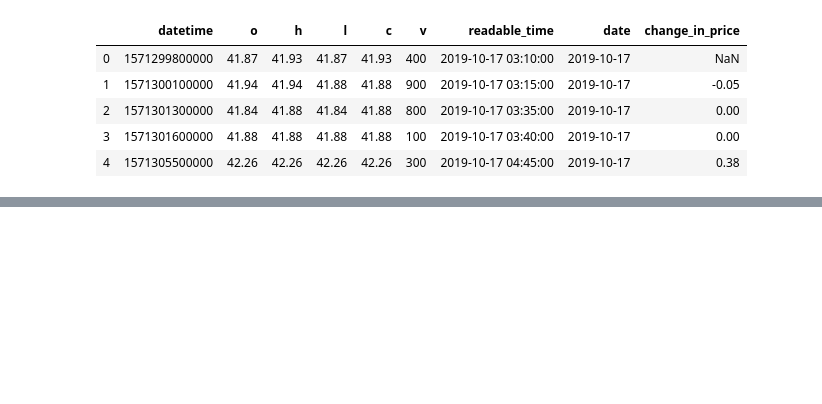
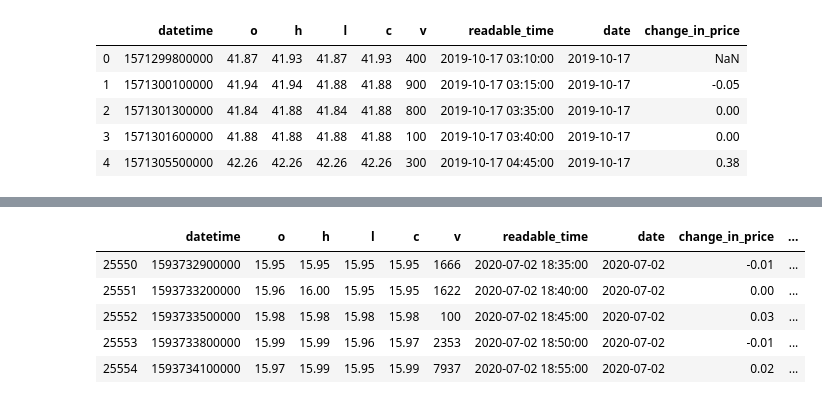
Before and after one commit to jbrown400/trader-bot, a Jupyter notebook: Charlie.ipynb, the cells around one changed output, grey strips where cells are left out. Saved outputs shown, nothing was run; the diff lists cells and outputs as text; code cells hidden in the pictures; blank space fills up the shorter version.

```diff
--- a/Charlie.ipynb
+++ b/Charlie.ipynb
@@ -84,16 +84,21 @@ def determine_buy_signal(df):
     buy_signals = []
     open_price = df['o']
     close = df['c']
+    low = df['l']
     macd_diff = df['MACD_Diff']
     ema_20 = df['EMA_20']
     ema_200 = df['EMA_200']
     vwap = df['VWAP_50']
 
 
-    for op, close, macd, ema, ema_long, vwap in zip(open_price, close, macd_diff, ema_20, ema_200, vwap):
+    for op, close, low, macd, ema, ema_long, vwap in zip(open_price, close, low, macd_diff, ema_20, ema_200, vwap):
 
         # Did the candle stick open above EMA
-        if (op > ema and op > ema_long and close > ema and close > ema_long and macd > 0.035 and macd < 0.06):
+        if (op > ema and op > ema_long and
+            low > ema and low > ema_long and
+            low > vwap and
+            macd > 0.025 and macd < 0.05 and
+            close - op > 0.07):
             buy_signals.append('BUY')
         else:
             buy_signals.append('pass')
@@ -153,19 +158,25 @@ def determine_sell_signal(df):
     sell_signals = []
     open_price = df['o']
     close = df['c']
+    low = df['l']
     macd_diff = df['MACD_Diff']
     ema_20 = df['EMA_20']
     vwap = df['VWAP_50']
 
-    for op, close, macd, ema, vwap in zip(open_price, close, macd_diff, ema_20, vwap):
+    for op, close, low, macd, ema, vwap in zip(open_price, close, low, macd_diff, ema_20, vwap):
 
         # Did the candle stick close below the EMA line
-        if (close < ema):
+        if (low < ema):
+            sell_signals.append('SELL')
+            continue
+
+        # Big candle drop
+        if (op - close > 0.081):
             sell_signals.append('SELL')
             continue
 
         # MACD extended
-        if (macd > 0.06):
+        if (macd > 0.07):
             sell_signals.append('SELL')
             continue
 
@@ -259,30 +270,38 @@ def track_account_balance(df):
     enter_exit = df['Enter_Exit']
     close = df['c']
 
     holding = False
     account_balance.append(1500.0)
 
     for ee, close in zip(enter_exit, close):
         if(ee == 'ENTER' and holding == False):
             current_balance -= (close * 30.0)
             account_balance.append(current_balance)
             holding = True
             continue
 
         if(ee == 'EXIT' and holding == True):
             current_balance += (close * 30.0)
             account_balance.append(current_balance)
             holding = False
             continue
 
         account_balance.append(current_balance)
 
     return pd.Series(account_balance)
 
 account_balance_col = track_account_balance(price_data)
 
 price_data['Account_Balance'] = account_balance_col
 price_data.tail(400)
 
 # Export to CSV
 price_data.to_csv("ccl.csv")
+price_data.tail()
+# %% [output]
+|  | datetime | o | h | l | c | v | readable_time | date | change_in_price | ... |
+| 25550 | 1593732900000 | 15.95 | 15.95 | 15.95 | 15.95 | 1666 | 2020-07-02 18:35:00 | 2020-07-02 | -0.01 | ... |
+| 25551 | 1593733200000 | 15.96 | 16.00 | 15.95 | 15.95 | 1622 | 2020-07-02 18:40:00 | 2020-07-02 | 0.00 | ... |
+| 25552 | 1593733500000 | 15.98 | 15.98 | 15.98 | 15.98 | 100 | 2020-07-02 18:45:00 | 2020-07-02 | 0.03 | ... |
+| 25553 | 1593733800000 | 15.99 | 15.99 | 15.96 | 15.97 | 2353 | 2020-07-02 18:50:00 | 2020-07-02 | -0.01 | ... |
+| 25554 | 1593734100000 | 15.97 | 15.99 | 15.95 | 15.99 | 7937 | 2020-07-02 18:55:00 | 2020-07-02 | 0.02 | ... |
```
Also changed, not shown: 1 other file.
